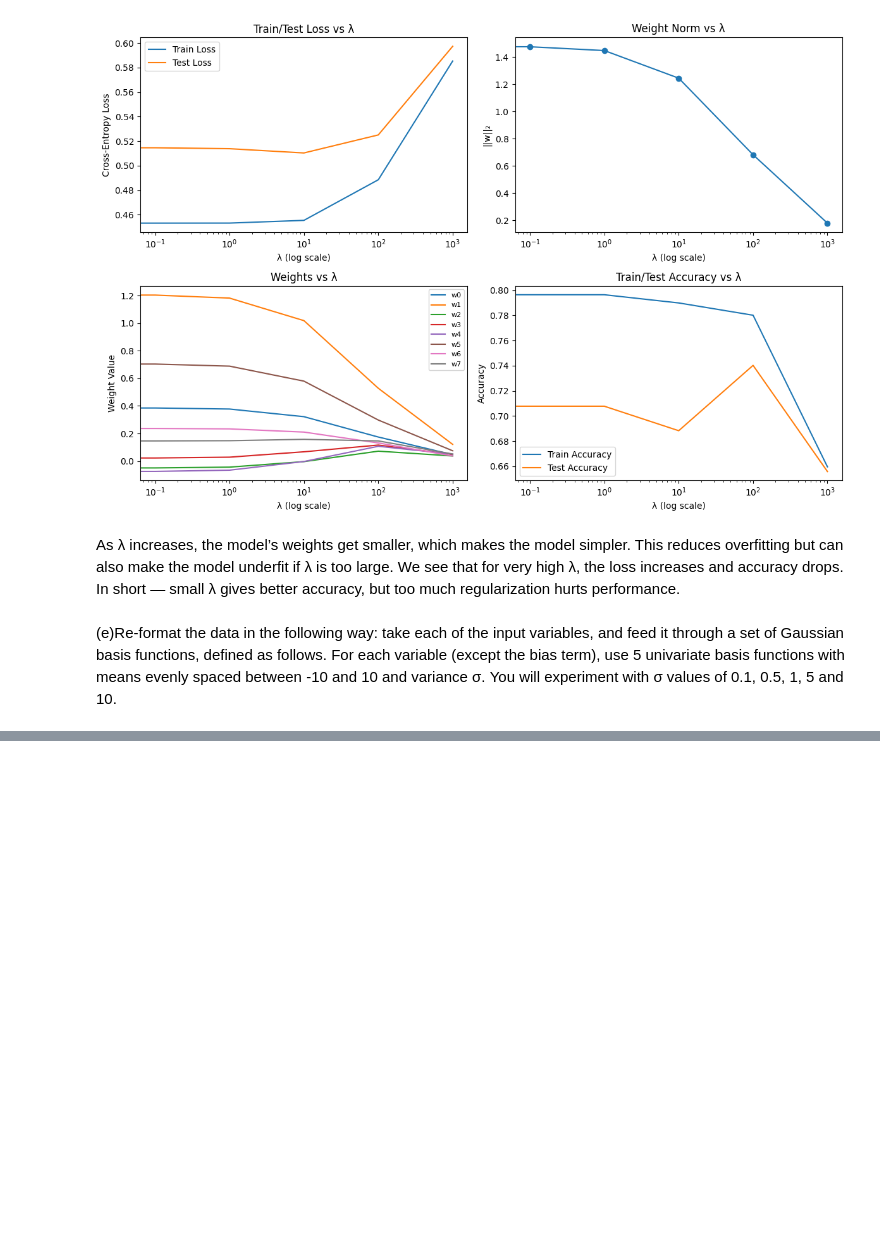
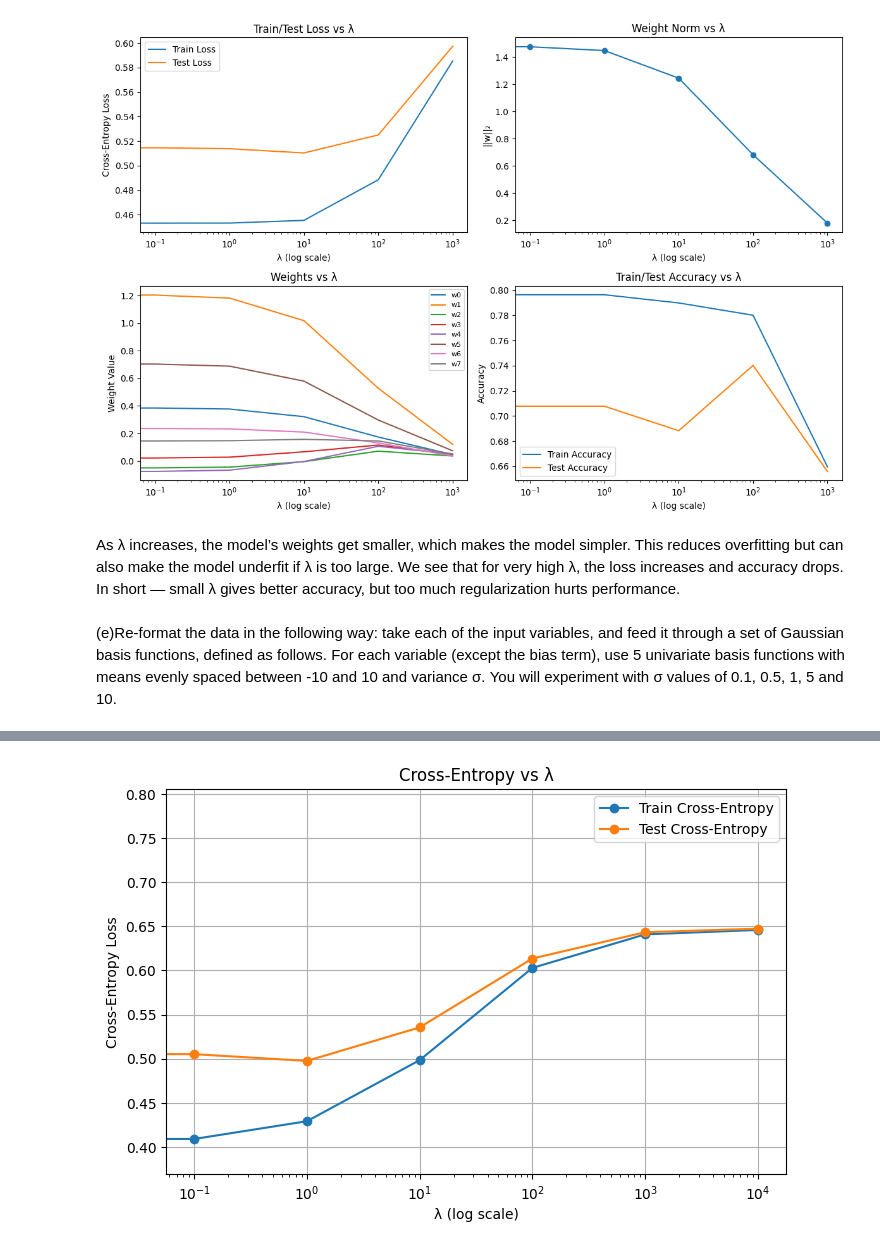
Before and after one commit to AKBER-HUSSAIN/ML_Assignment, a Jupyter notebook: ML_Assignment_1.ipynb, the cells around one changed output, grey strips where cells are left out. Cells and saved outputs as stored; diff of their text form; code cells hidden in the pictures; blank space fills up the shorter version.

```diff
--- a/ML_Assignment_1.ipynb
+++ b/ML_Assignment_1.ipynb
@@ -198,0 +276,82 @@ AttributeError: 'numpy.ndarray' object has no attribute 'values'
+# %%
+import numpy as np
+import matplotlib.pyplot as plt
+from sklearn.linear_model import LogisticRegression
+from sklearn.metrics import log_loss
+
+# Step 1: Combine all Gaussian basis features into one big matrix
+X_train_all = np.hstack([X_train_gaussian[sigma] for sigma in sigma_values])
+X_test_all  = np.hstack([X_test_gaussian[sigma]  for sigma in sigma_values])
+
+lambda_values = [0, 0.1, 1, 10, 100, 1000, 10000]
+
+train_cross_entropy = []
+test_cross_entropy = []
+weight_norms = []
+
+# For per-σ weight norms
+per_sigma_weight_norms = {sigma: [] for sigma in sigma_values}
+feature_splits = [X_train_gaussian[sigma].shape[1] for sigma in sigma_values]
+
+for lam in lambda_values:
+    if lam == 0:
+        model = LogisticRegression(penalty=None, max_iter=500, solver='lbfgs')
+    else:
+        model = LogisticRegression(penalty='l2', C=1/lam, max_iter=500, solver='lbfgs')
+
+    model.fit(X_train_all, y_train)
+
+    # Predictions (probabilities for cross-entropy)
+    y_train_prob = model.predict_proba(X_train_all)
+    y_test_prob  = model.predict_proba(X_test_all)
+
+    # Step 2: Cross-entropy loss
+    train_cross_entropy.append(log_loss(y_train, y_train_prob))
+    test_cross_entropy.append(log_loss(y_test, y_test_prob))
+
+    # Step 3: Weight norms
+    w = model.coef_.flatten()
+    weight_norms.append(np.linalg.norm(w))
+
+    # Step 4: Per-σ weight norms
+    start = 0
+    for sigma, n_features in zip(sigma_values, feature_splits):
+        end = start + n_features
+        per_sigma_weight_norms[sigma].append(np.linalg.norm(w[start:end]))
+        start = end
+
+# Step 5: Plot 1 - Cross-Entropy vs λ
+plt.figure(figsize=(8, 5))
+plt.plot(lambda_values, train_cross_entropy, marker='o', label='Train Cross-Entropy')
+plt.plot(lambda_values, test_cross_entropy, marker='o', label='Test Cross-Entropy')
+plt.xscale('log')
+plt.xlabel("λ (log scale)")
+plt.ylabel("Cross-Entropy Loss")
+plt.title("Cross-Entropy vs λ")
+plt.legend()
+plt.grid()
+plt.show()
+
+# Step 6: Plot 2 - Total Weight Norm vs λ
+plt.figure(figsize=(8, 5))
+plt.plot(lambda_values, weight_norms, marker='o', color='purple')
+plt.xscale('log')
+plt.xlabel("λ (log scale)")
+plt.ylabel("L2 Norm of Weights")
+plt.title("Weight Norm vs λ")
+plt.grid()
+plt.show()
+
+# Step 7: Plot 3 - Per-σ Weight Norm vs λ
+plt.figure(figsize=(8, 5))
+for sigma in sigma_values:
+    plt.plot(lambda_values, per_sigma_weight_norms[sigma], marker='o', label=f"σ={sigma}")
+
+plt.xscale('log')
+plt.xlabel("λ (log scale)")
+plt.ylabel("L2 Norm of Weights (per σ)")
+plt.title("Per-σ Weight Norms vs λ")
+plt.legend()
+plt.grid()
+plt.show()
+# %% [output]
@@ -198,0 +365 @@ AttributeError: 'numpy.ndarray' object has no attribute 'values'
+[figure, added]
```
Also changed, not shown: parts of 7 cells of this notebook.
